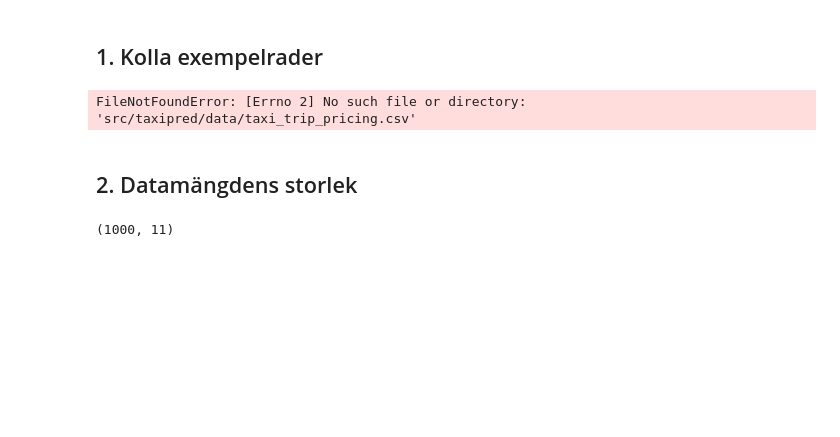
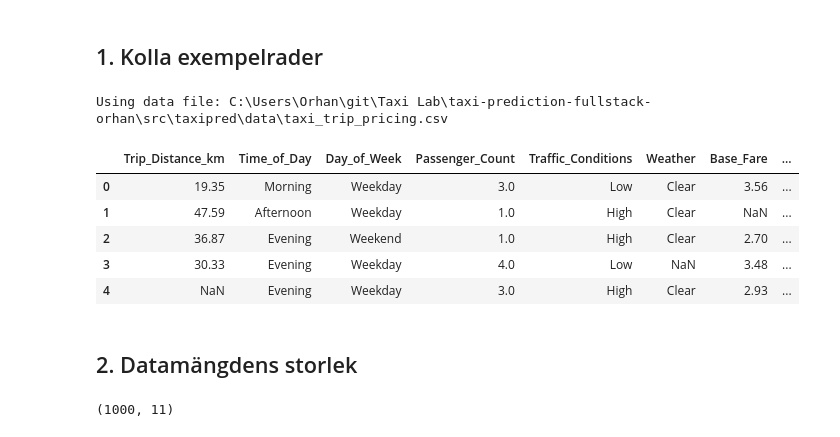
Before and after one commit to OrhanUlusoy/taxi-prediction-fullstack-orhan, a Jupyter notebook: src/taxipred/model_development/01_eda.ipynb, the cells around one changed output. Saved outputs shown, nothing was run; the diff lists cells and outputs as text; code cells hidden in the pictures; blank space fills up the shorter version.

```diff
--- a/src/taxipred/model_development/01_eda.ipynb
+++ b/src/taxipred/model_development/01_eda.ipynb
@@ -3,22 +3,37 @@
 # %%
 import pandas as pd
 from pathlib import Path
 
-# Robust sökväg: fungerar oavsett notebookens arbetskatalog
-DATA_PATH = (Path.cwd() / "src" / "taxipred" / "data" / "taxi_trip_pricing.csv").resolve()
-if not DATA_PATH.exists():
-    # Reserv: om cwd inte är repo-roten, gå upp några nivåer
-    for parent in [Path.cwd(), *Path.cwd().parents]:
-        candidate = parent / "src" / "taxipred" / "data" / "taxi_trip_pricing.csv"
-        if candidate.exists():
-            DATA_PATH = candidate
-            break
+def find_data_file(filename: str = "taxi_trip_pricing.csv") -> Path:
+    """Locate the dataset regardless of the notebook working directory."""
+    cwd = Path.cwd().resolve()
+    candidates: list[Path] = []
+    for base in [cwd, *cwd.parents]:
+        # Common layouts depending on where Jupyter was launched from
+        candidates.append(base / "src" / "taxipred" / "data" / filename)
+        candidates.append(base / "taxipred" / "data" / filename)
+        candidates.append(base / "data" / filename)
+    for path in candidates:
+        if path.exists():
+            return path.resolve()
+    tried = "\n".join(f"- {p}" for p in candidates[:20])
+    raise FileNotFoundError(
+        f"Could not find {filename}. Tried these locations (first 20):\n{tried}"
+    )
 
-df = pd.read_csv(DATA_PATH)  # Csv-filen laddas in i en DataFrame
+DATA_PATH = find_data_file()
+print("Using data file:", DATA_PATH)
 
-df.head()  # Visar de första fem raderna i DataFrame:n
+df = pd.read_csv(DATA_PATH)
+df.head()
 # %% [output]
-FileNotFoundError: [Errno 2] No such file or directory: 'src/taxipred/data/taxi_trip_pricing.csv'
+Using data file: C:\Users\Orhan\git\Taxi Lab\taxi-prediction-fullstack-orhan\src\taxipred\data\taxi_trip_pricing.csv
+|  | Trip_Distance_km | Time_of_Day | Day_of_Week | Passenger_Count | Traffic_Conditions | Weather | Base_Fare | ... |
+| 0 | 19.35 | Morning | Weekday | 3.0 | Low | Clear | 3.56 | ... |
+| 1 | 47.59 | Afternoon | Weekday | 1.0 | High | Clear | NaN | ... |
+| 2 | 36.87 | Evening | Weekend | 1.0 | High | Clear | 2.70 | ... |
+| 3 | 30.33 | Evening | Weekday | 4.0 | Low | NaN | 3.48 | ... |
+| 4 | NaN | Evening | Weekday | 3.0 | High | Clear | 2.93 | ... |
 # %% [markdown]
 ## 2. Datamängdens storlek
 # %%
```
Also changed, not shown: parts of 1 cell of this notebook.
